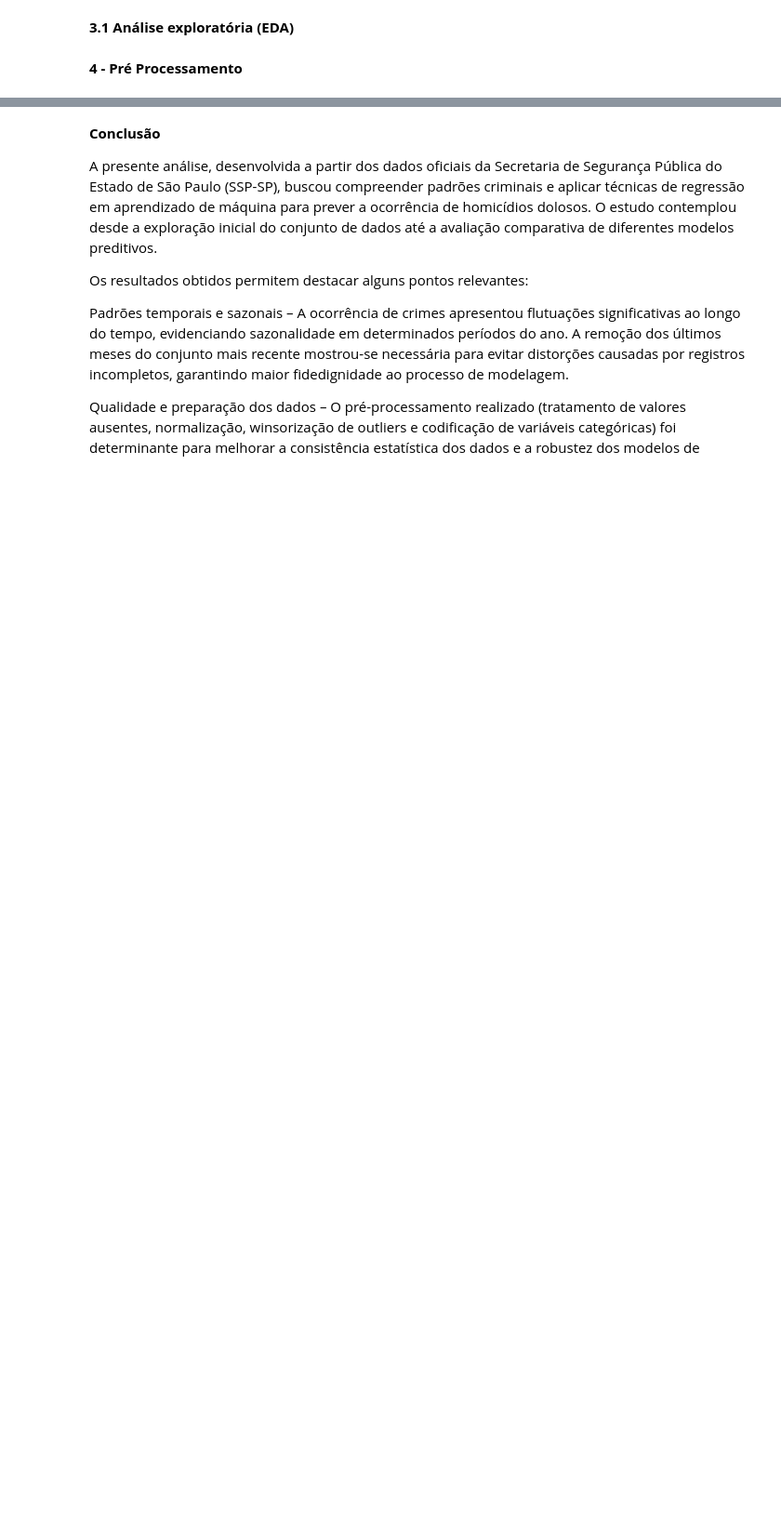
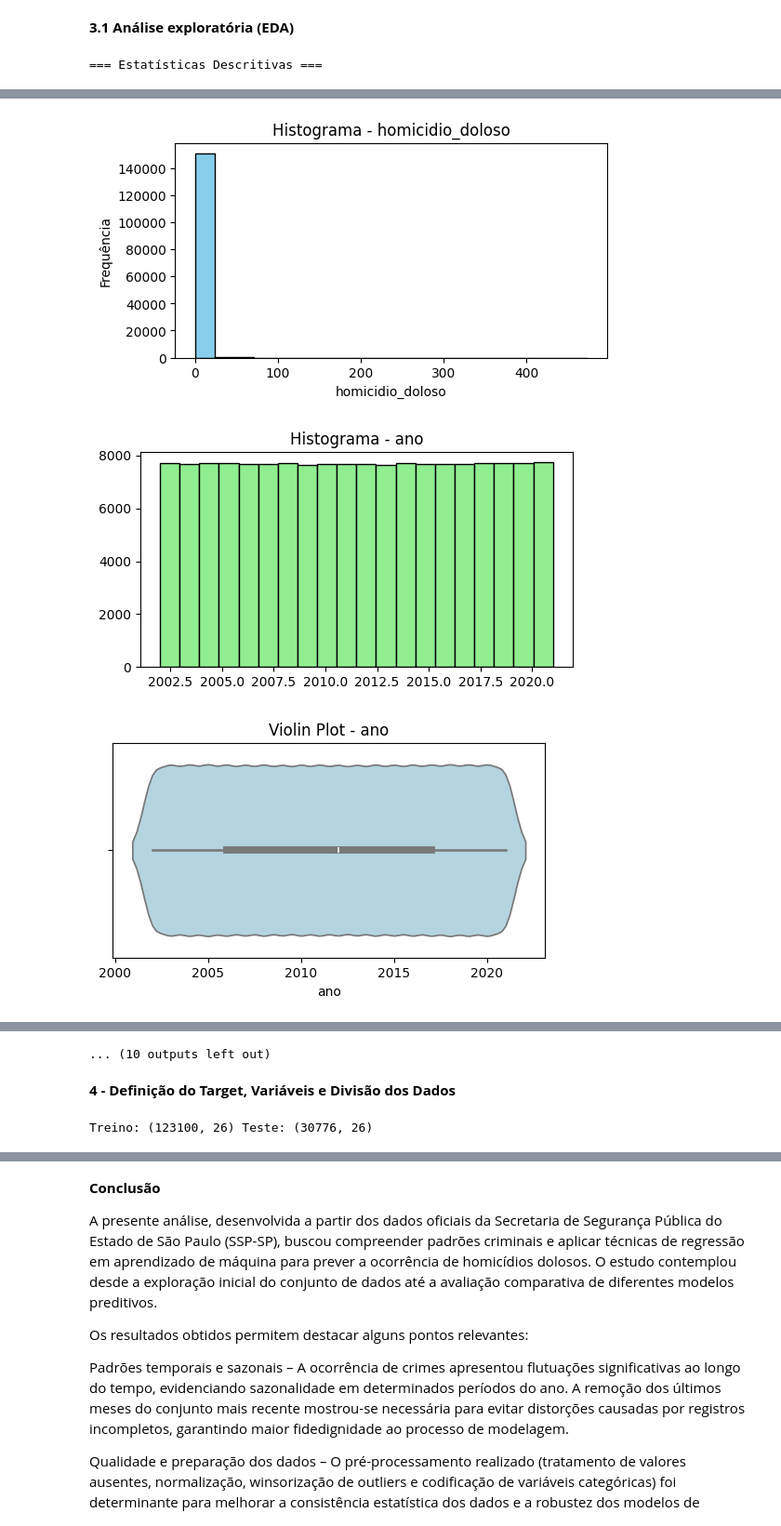
Before and after one commit to fabarroso/MVP-ML, a Jupyter notebook: mvpml.ipynb, the cells around one changed output, grey strips where cells are left out. Shown at 93% size. Drawn from its saved outputs; the diff is of its cells as text; code cells hidden in the pictures; blank space fills up the shorter version.

```diff
--- a/mvpml.ipynb
+++ b/mvpml.ipynb
@@ -89,3 +90,15 @@ Seed global: 42
+# %%
+def winsorize_outliers(df, num_cols):
+    df_w = df.copy()
+    for col in num_cols:
+        Q1 = df_w[col].quantile(0.25)
+        Q3 = df_w[col].quantile(0.75)
+        IQR = Q3 - Q1
+        lower = Q1 - 1.5*IQR
+        upper = Q3 + 1.5*IQR
+        df_w[col] = np.where(df_w[col] < lower, lower, df_w[col])
+        df_w[col] = np.where(df_w[col] > upper, upper, df_w[col])
+    return df_w
 # %% [markdown]
 **3 - Dados: carga, entendimento e qualidade**
 # %% [markdown]
@@ -177,5 +190,54 @@ df_filtrado = df[~((df['ano'] == ultimo_ano) & (df['mes'].isin(meses_para_exclui
 Quantidade de Linhas Eliminadas: 2580
 # %% [markdown]
 **3.1 Análise exploratória (EDA)**
-# %% [markdown]
-**4 - Pré Processamento**
+# %%
+def eda_regression(df, target):
+    print("\n=== Estatísticas Descritivas ===")
+    display(df.describe().T)
+
+    plt.figure(figsize=(6,3))
+    plt.hist(df[target], bins=20, color='skyblue', edgecolor='black')
+    plt.title(f'Histograma - {target}')
+    plt.xlabel(target)
+    plt.ylabel('Frequência')
+    plt.show()
+
+    num_cols = df.select_dtypes(include=np.number).columns.tolist()
+    num_cols.remove(target)
+
+    # Top 5 variáveis numéricas para gráficos
+    top_num_cols = num_cols[:5]
+    for col in top_num_cols:
+        plt.figure(figsize=(6,3))
+        plt.hist(df[col].dropna(), bins=20, color='lightgreen', edgecolor='black')
+        plt.title(f'Histograma - {col}')
+        plt.show()
+
+        plt.figure(figsize=(6,3))
+        sns.violinplot(x=df[col], color='lightblue')
+        plt.title(f'Violin Plot - {col}')
+        plt.show()
+
+        plt.figure(figsize=(6,3))
+        sns.boxplot(x=df[col])
+        plt.title(f'Boxplot - {col}')
+        plt.show()
+
+    corr_matrix = df[num_cols + [target]].corr()
+    top_corr_cols = corr_matrix[target].abs().sort_values(ascending=False).iloc[1:11].index.tolist()
+    plt.figure(figsize=(10,6))
+    sns.heatmap(df[top_corr_cols + [target]].corr(), annot=True, fmt='.2f', cmap='coolwarm', vmin=-1, vmax=1)
+    plt.title('Matriz de Correlação - Top 10 numéricas')
+    plt.show()
+
+    missing = (df.isna().sum()/len(df)*100).sort_values(ascending=False)
+    print("\n=== Valores Ausentes (%) ===")
+    display(missing[missing>0])
+
+    return df, num_cols
+
+target = 'homicidio_doloso'
+df, num_cols = eda_regression(df, target)
+df = winsorize_outliers(df, num_cols)
+# %% [output]
+=== Estatísticas Descritivas ===
@@ -181,0 +261,3 @@ Quantidade de Linhas Eliminadas: 2580
+[figure, added]
+[figure, added]
+[figure, added]
@@ -181,0 +271,10 @@ Quantidade de Linhas Eliminadas: 2580
+... (10 outputs left out)
+# %% [markdown]
+**4 - Definição do Target, Variáveis e Divisão dos Dados**
+# %%
+X = df.drop(columns=[target])
+y = df[target]
+X_train, X_test, y_train, y_test = train_test_split(X, y, test_size=0.2, random_state=SEED)
+print("Treino:", X_train.shape, "Teste:", X_test.shape)
+# %% [output]
+Treino: (123100, 26) Teste: (30776, 26)
```
Also changed, not shown: parts of 5 cells of this notebook.
